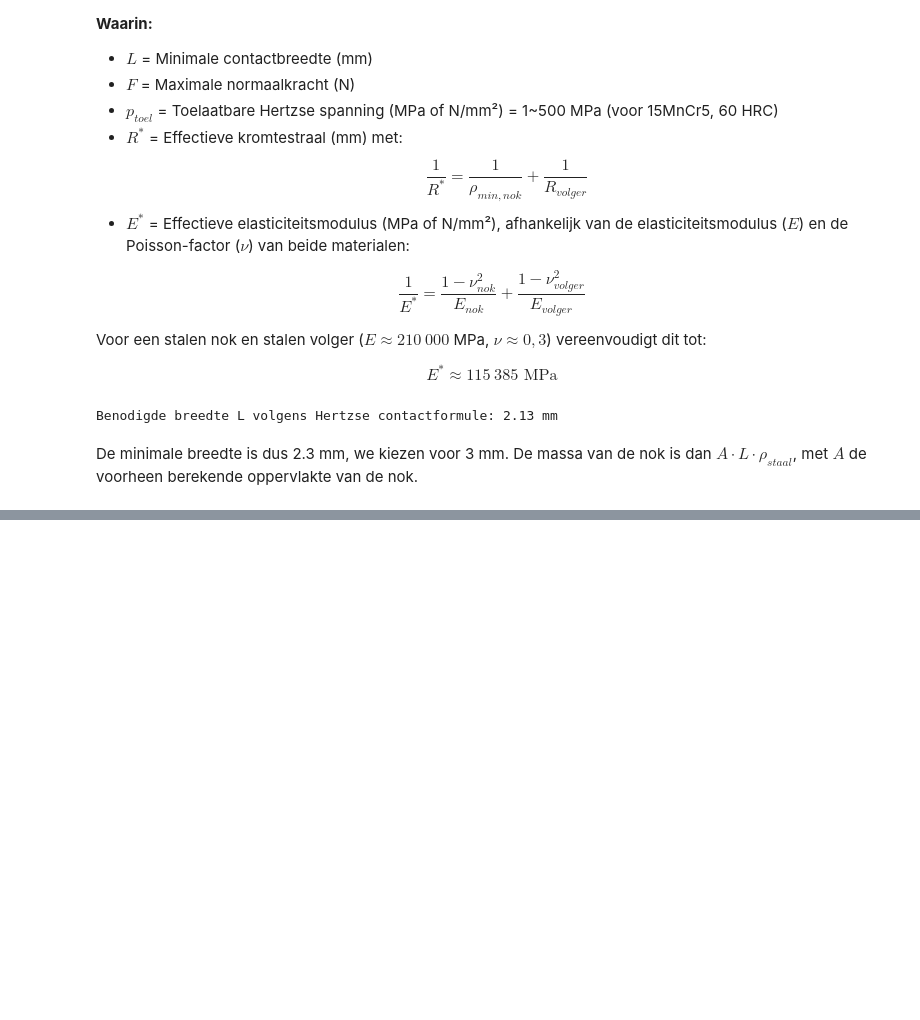
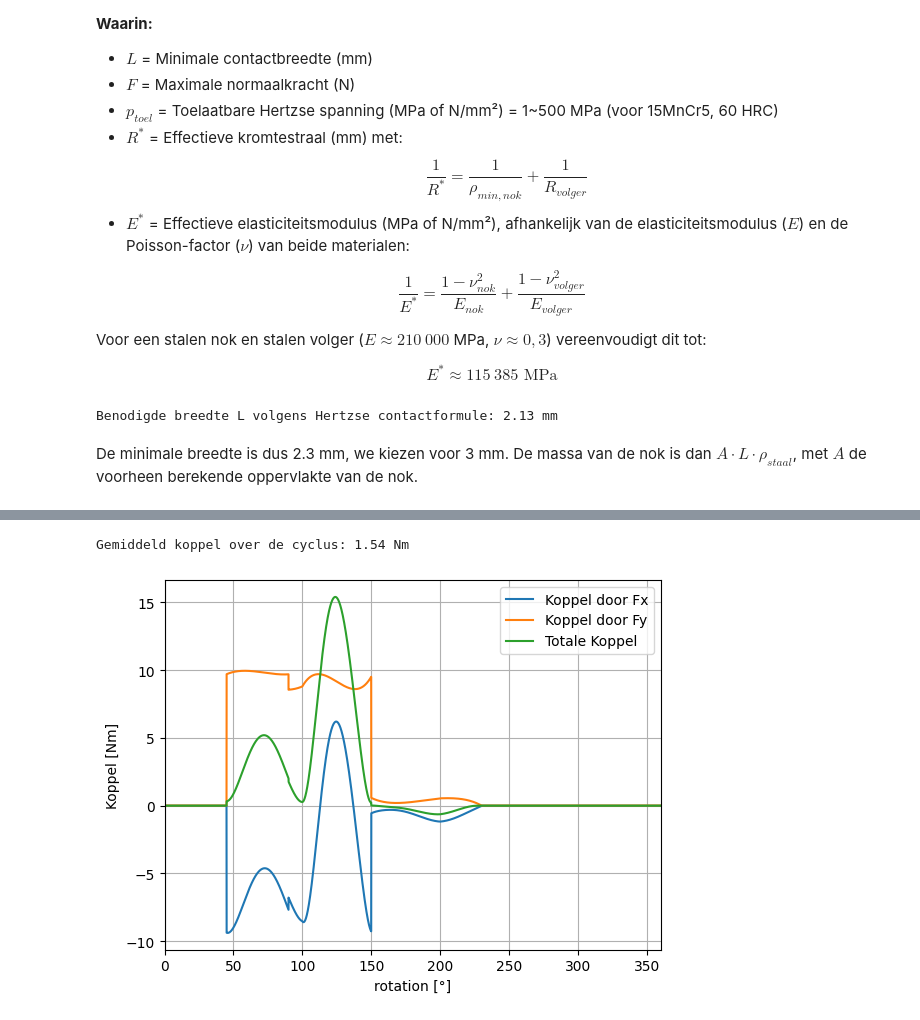
Before and after one commit to Ludopedia/Bewegingen---Emmanuel-en-Ludovic, a Jupyter notebook: Algoritme-nok-ontwerp - n°22 toegepast.ipynb, the cells around one changed output, grey strips where cells are left out. Cells and saved outputs as stored; diff of their text form; code cells hidden in the pictures; blank space fills up the shorter version.

```diff
--- a/Algoritme-nok-ontwerp - n°22 toegepast.ipynb
+++ b/Algoritme-nok-ontwerp - n°22 toegepast.ipynb
@@ -839,8 +818,8 @@ In de bovenstaande plots is het mogelijk te zien dat de straak van de volger $R_
 $30$ mm (segment 2) en $40$ mm (segment 3).  We kiezen $R_r = 5$ mm. De basiscirkel van de nok is dan $R_0 - R_r = 55$ mm. Later wordt duidelijk dat de kleine volgradius niet voor problemen met de contactdruk zorgt.
 # %%
 # Kinematics inputs
-base_radius     = 55
 follower_radius = 5
+base_radius = R0 - follower_radius
 exc = 19 # (excentriciteit, aangepast zodat alfa < 35° (rolvolger))
 
 # Calculate pressure angle
@@ -852,7 +831,7 @@ plotPressureAngle(theta_deg,pressure_angle)
 roc_pitch, roc_cam = calculateRadiusCurvature(base_radius,follower_radius,exc,theta,lift,vel,acc)
 
 min_roc_cam = np.min(np.abs(roc_cam))
-print(f'Minimum radius of curvature of the cam profile: {min_roc_cam:.2f} mm')
+print(f'minimale kromming vand het nokprofiel: {min_roc_cam:.2f} mm')
 
 # Plot the radius of curvature
 plotRadiusCurvature(theta_deg,roc_pitch,roc_cam, follower_radius)
@@ -946,0 +996,20 @@ Centrifugale kracht door de nokmassa: 0.0075 N
+# %%
+Ty = exc/1000 * force_y # koppel van Fx in Nm
+Tx =  force_x * (lift+ base_radius)/1000 # koppel van Fy in Nm
+T_tot = Tx + Ty
+T_avg = np.mean(T_tot)
+
+plt.figure()
+plt.plot(theta_deg, Tx, label='Koppel door Fx')
+plt.plot(theta_deg, Ty, label='Koppel door Fy')
+plt.plot(theta_deg, T_tot, label='Totale Koppel')
+plt.xlabel('rotation [°]')
+plt.ylabel('Koppel [Nm]')
+plt.xlim([0,360])
+plt.legend()
+plt.grid()
+
+print(f'Gemiddeld koppel over de cyclus: {T_avg:.2f} Nm')
+# %% [output]
+Gemiddeld koppel over de cyclus: 1.54 Nm
+[figure, added]
```
Also changed, not shown: parts of 9 cells of this notebook, 10 other files.
